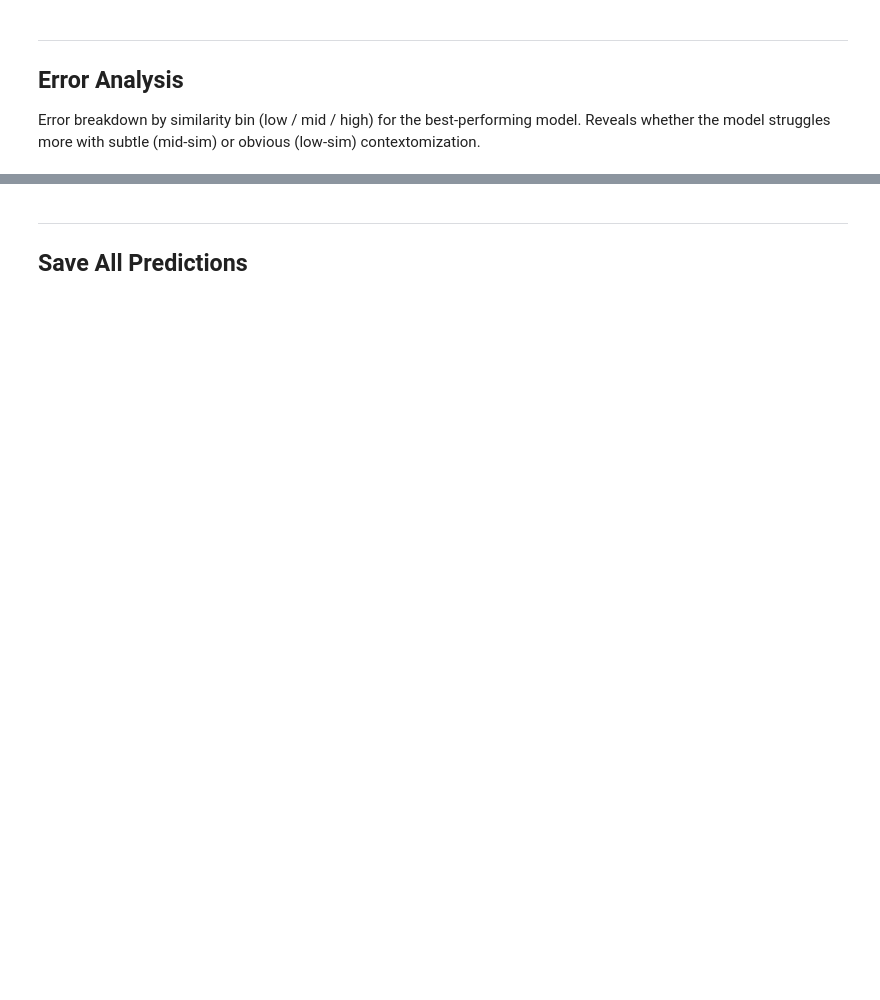
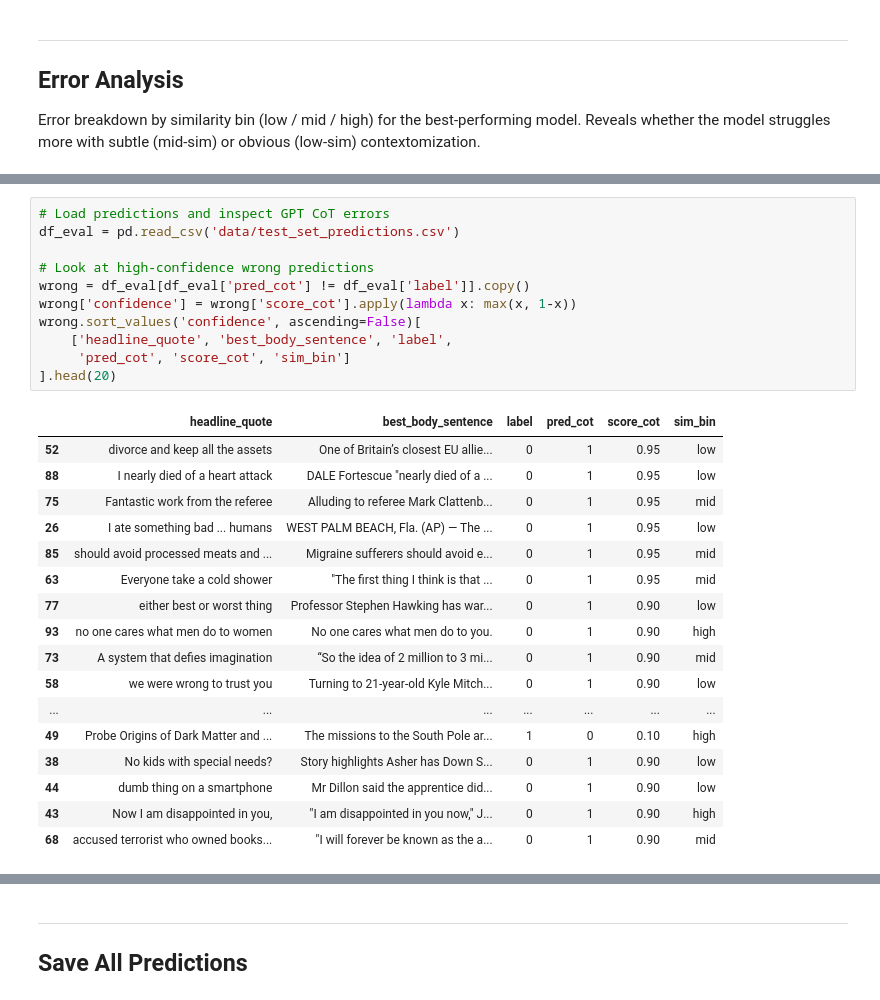
Before and after one commit to alexandraholik/MSc_Thesis, a Jupyter notebook: 04_detection.ipynb, the cells around one changed output, grey strips where cells are left out. Drawn from its saved outputs; the diff is of its cells as text; blank space fills up the shorter version.

```diff
--- a/04_detection.ipynb
+++ b/04_detection.ipynb
@@ -314,0 +537,29 @@ fn[cols]
+# %%
+# Load predictions and inspect GPT CoT errors
+df_eval = pd.read_csv('data/test_set_predictions.csv')
+
+# Look at high-confidence wrong predictions
+wrong = df_eval[df_eval['pred_cot'] != df_eval['label']].copy()
+wrong['confidence'] = wrong['score_cot'].apply(lambda x: max(x, 1-x))
+wrong.sort_values('confidence', ascending=False)[
+    ['headline_quote', 'best_body_sentence', 'label',
+     'pred_cot', 'score_cot', 'sim_bin']
+].head(20)
+# %% [output]
+|  | headline_quote | best_body_sentence | label | pred_cot | score_cot | sim_bin |
+| 52 | divorce and keep all the assets | One of Britain’s closest EU allie... | 0 | 1 | 0.95 | low |
+| 88 | I nearly died of a heart attack | DALE Fortescue "nearly died of a ... | 0 | 1 | 0.95 | low |
+| 75 | Fantastic work from the referee | Alluding to referee Mark Clattenb... | 0 | 1 | 0.95 | mid |
+| 26 | I ate something bad ... humans | WEST PALM BEACH, Fla. (AP) — The ... | 0 | 1 | 0.95 | low |
+| 85 | should avoid processed meats and ... | Migraine sufferers should avoid e... | 0 | 1 | 0.95 | mid |
+| 63 | Everyone take a cold shower | "The first thing I think is that ... | 0 | 1 | 0.95 | mid |
+| 77 | either best or worst thing | Professor Stephen Hawking has war... | 0 | 1 | 0.90 | low |
+| 93 | no one cares what men do to women | No one cares what men do to you. | 0 | 1 | 0.90 | high |
+| 73 | A system that defies imagination | “So the idea of 2 million to 3 mi... | 0 | 1 | 0.90 | mid |
+| 58 | we were wrong to trust you | Turning to 21-year-old Kyle Mitch... | 0 | 1 | 0.90 | low |
+| ... | ... | ... | ... | ... | ... | ... |
+| 49 | Probe Origins of Dark Matter and ... | The missions to the South Pole ar... | 1 | 0 | 0.10 | high |
+| 38 | No kids with special needs? | Story highlights Asher has Down S... | 0 | 1 | 0.90 | low |
+| 44 | dumb thing on a smartphone | Mr Dillon said the apprentice did... | 0 | 1 | 0.90 | low |
+| 43 | Now I am disappointed in you, | "I am disappointed in you now," J... | 0 | 1 | 0.90 | high |
+| 68 | accused terrorist who owned books... | "I will forever be known as the a... | 0 | 1 | 0.90 | mid |
```
Also changed, not shown: parts of 20 cells of this notebook, 1 other file.
